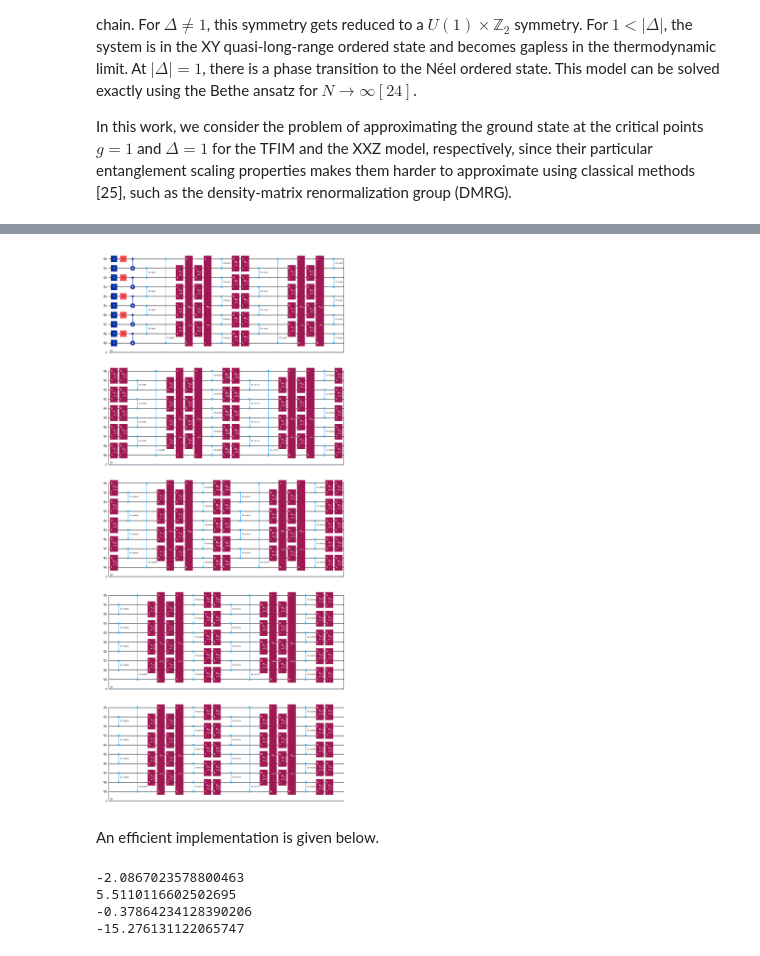
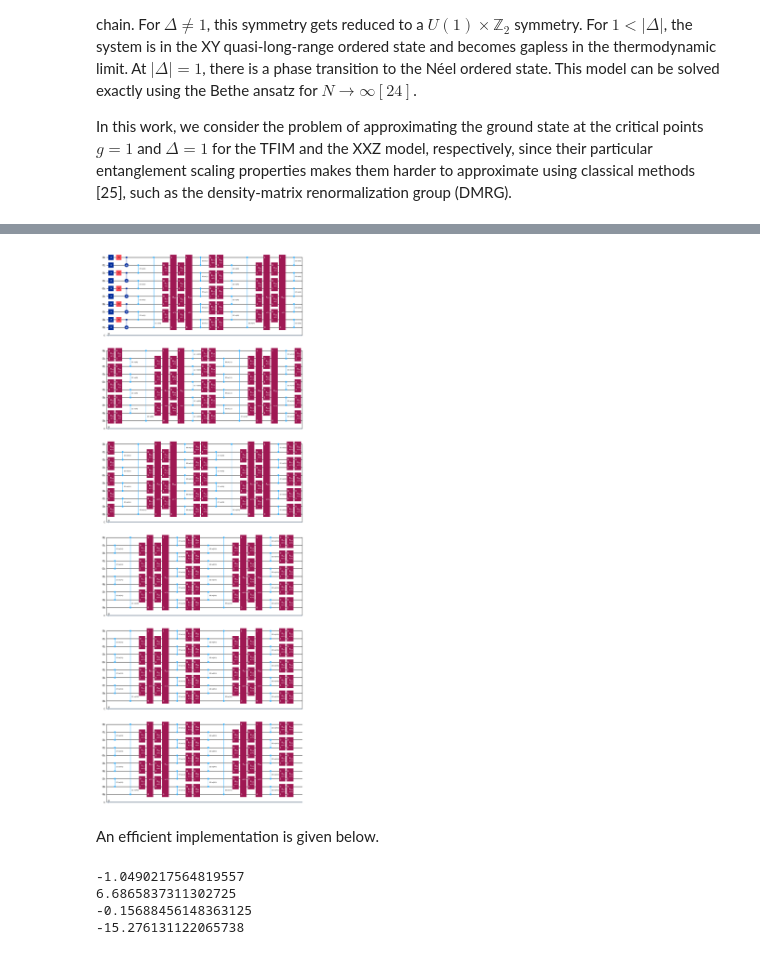
Before and after one commit to GALVINLAI/block_coordinate_descent, a Jupyter notebook: qiskit_QAOA_XXZ_Wiersema.ipynb, the cells around one changed output, grey strips where cells are left out. Cells and saved outputs as stored; diff of their text form; code cells hidden in the pictures.

```diff
--- a/qiskit_QAOA_XXZ_Wiersema.ipynb
+++ b/qiskit_QAOA_XXZ_Wiersema.ipynb
@@ -150,7 +150,7 @@ Eigenvalues: [-15.27613112 -14.18846567 -14.18846567 ...  10.84174519  10.841745
   11.11765299]
 # %%
 """Circuit construction"""
-layer = 10  # Define the number of layers in the quantum circuit
+layer = 12  # Define the number of layers in the quantum circuit
 
 # This needs to be determined based on the circuit
 num_p = layer * 4  # Calculate the number of parameters
@@ -172,34 +172,34 @@ def circuit_QAOA_XXZ(weights):
     # Each layer consists of two parts: odd layers and even layers. The total number of layers is 'layer', with 2 sub-layers inside.
     for i in range(layer):
         ## Odd layers
         for j in range(int(num_q / 2)):
             circ.rzz(weights[4 * i], 2 * j + 1, (2 * j + 2) % num_q)  ## ZZ gates in odd sum
             # weights  [0]
         for j in range(int(num_q / 2)):
             circ.ryy(weights[4 * i + 1], 2 * j + 1, (2 * j + 2) % num_q)  ## YY gates in odd sum
             # weights  [1]
         for j in range(int(num_q / 2)):
             circ.rxx(weights[4 * i + 1], 2 * j + 1, (2 * j + 2) % num_q)  ## XX gates in odd sum
             # weights  [1]
 
         ## Even layers
         for j in range(int(num_q / 2)):
             circ.rzz(weights[4 * i + 2], 2 * j, 2 * j + 1)  ## ZZ gates in even sum
             # weights  [2]
         for j in range(int(num_q / 2)):
             circ.ryy(weights[4 * i + 3], 2 * j, 2 * j + 1)  ## YY gates in even sum
             # weights  [3]
         for j in range(int(num_q / 2)):
             circ.rxx(weights[4 * i + 3], 2 * j, 2 * j + 1)  ## XX gates in even sum
             # weights  [3]
 
     return circ
 
 qc = circuit_QAOA_XXZ(weights)
 # print(qc)
 qc.draw("mpl")
 # %% [output]
-[figure, old version]
+[figure, new version]
 # %%
 # simulator = AerSimulator()
 
@@ -449,10 +449,10 @@ if False:
     plt.grid(True)
     plt.show()
 # %% [output]
--2.0867023578800463
-5.5110116602502695
--0.37864234128390206
--15.276131122065747
+-1.0490217564819557
+6.6865837311302725
+-0.15688456148363125
+-15.276131122065738
 # %%
 # # File path for weights_dict
 # weights_dict_file = f'XXZ_numq{num_q}_layer{layer}_Delta{Delta}_weights_dict.pkl'
```
Also changed, not shown: parts of 9 cells of this notebook.
